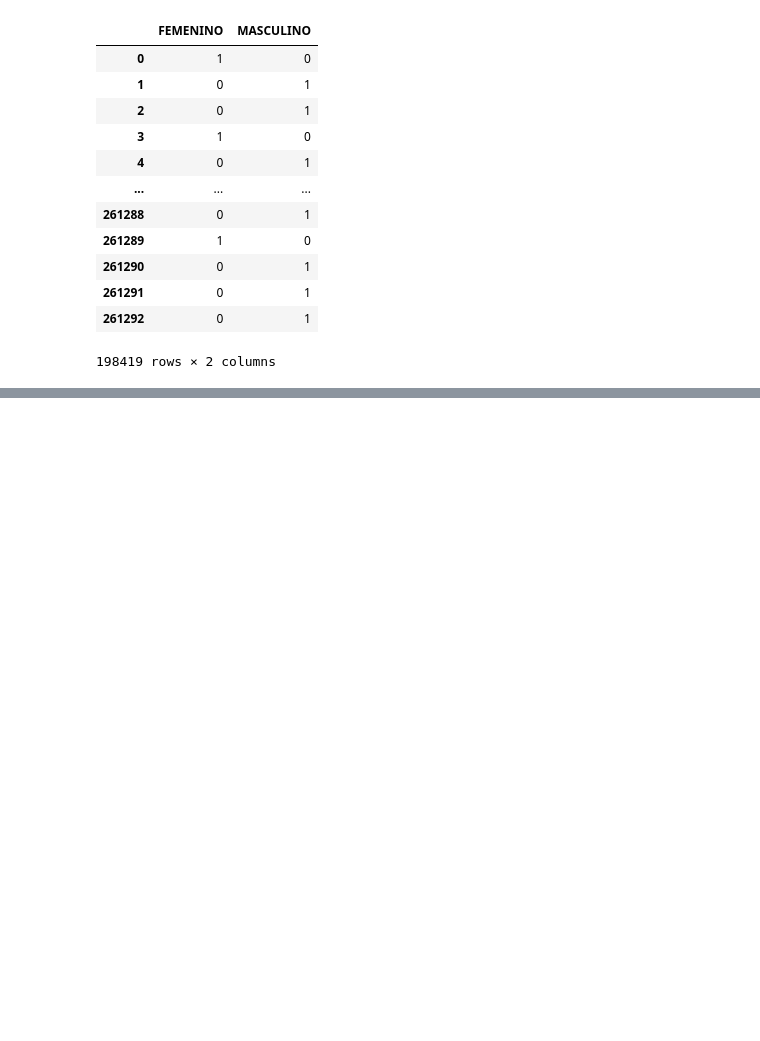
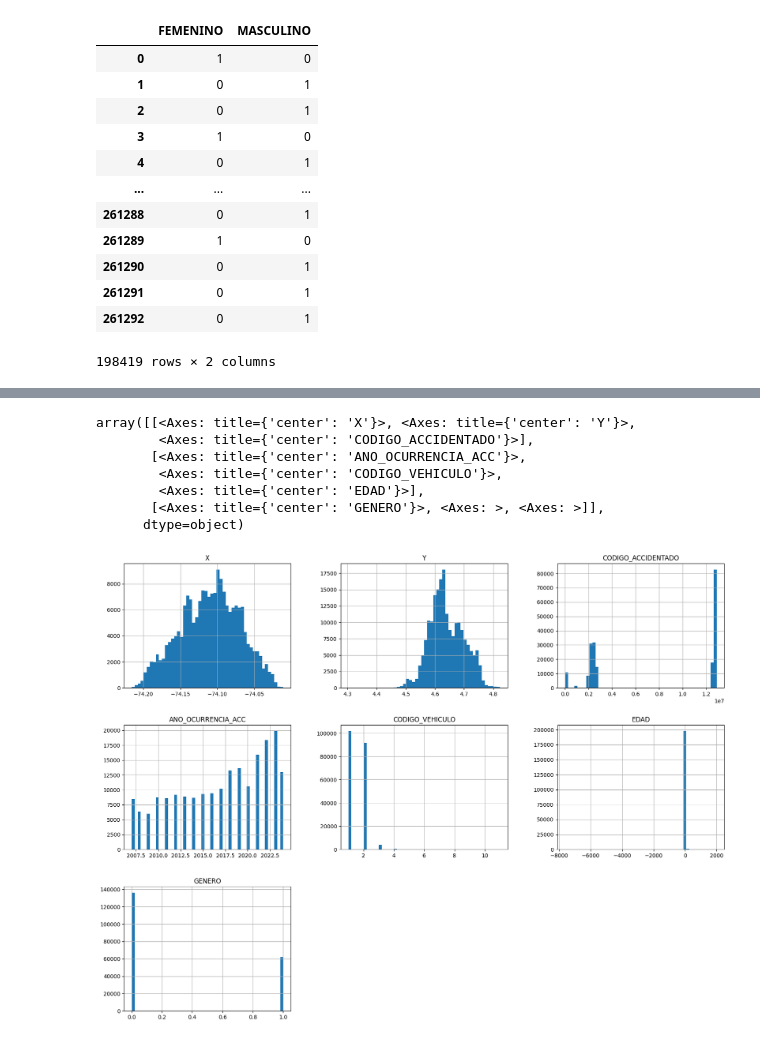
Before and after one commit to bermudez05/Siniestralidad_Bogota_BD, a Jupyter notebook: Lesionados_data.ipynb, the cells around one changed output, grey strips where cells are left out. Drawn from its saved outputs; the diff is of its cells as text; code cells hidden in the pictures; blank space fills up the shorter version.

```diff
--- a/Lesionados_data.ipynb
+++ b/Lesionados_data.ipynb
@@ -124,3 +124,13 @@ dummies
 | 261291 | 0 | 1 |
 | 261292 | 0 | 1 |
 198419 rows × 2 columns
+# %%
+#lesionados_data = lesionados_data.join(Dummies)
+lesionados_data.drop("GENERO", axis=1, inplace=True)
+# %%
+lesionados_data.drop("MASCULINO", axis=1, inplace=True)
+lesionados_data.rename(columns={"FEMENINO": "GENERO"}, inplace=True)
+# %%
+lesionados_data.drop("OBJECTID", axis=1, inplace=True)
+lesionados_data.head(5)
+# Actualizamos la tabla con la columna de genero donde 1 es femenino y 0 masculino
@@ -126,0 +144,12 @@ dummies
+# %%
+lesionados_data.hist(bins=50, figsize=(20,15)) #Plots a histogram of the numerical attributes
+# Importante. Graficar aquellos que tienen sentido análizar en un histograma
+# %% [output]
+array([[<Axes: title={'center': 'X'}>, <Axes: title={'center': 'Y'}>,
+        <Axes: title={'center': 'CODIGO_ACCIDENTADO'}>],
+       [<Axes: title={'center': 'ANO_OCURRENCIA_ACC'}>,
+        <Axes: title={'center': 'CODIGO_VEHICULO'}>,
+        <Axes: title={'center': 'EDAD'}>],
+       [<Axes: title={'center': 'GENERO'}>, <Axes: >, <Axes: >]],
+      dtype=object)
+[figure, added]
```
Also changed, not shown: parts of 3 cells of this notebook.
